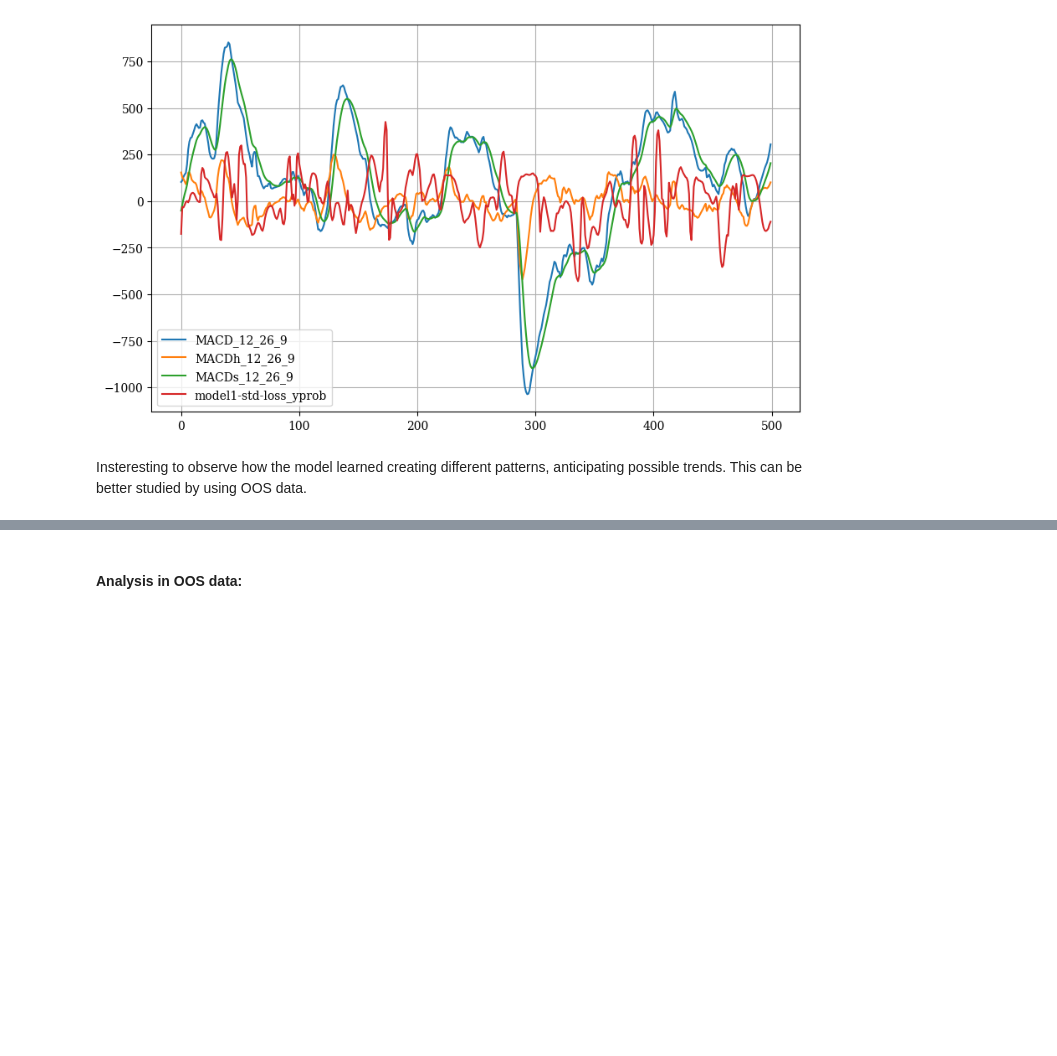
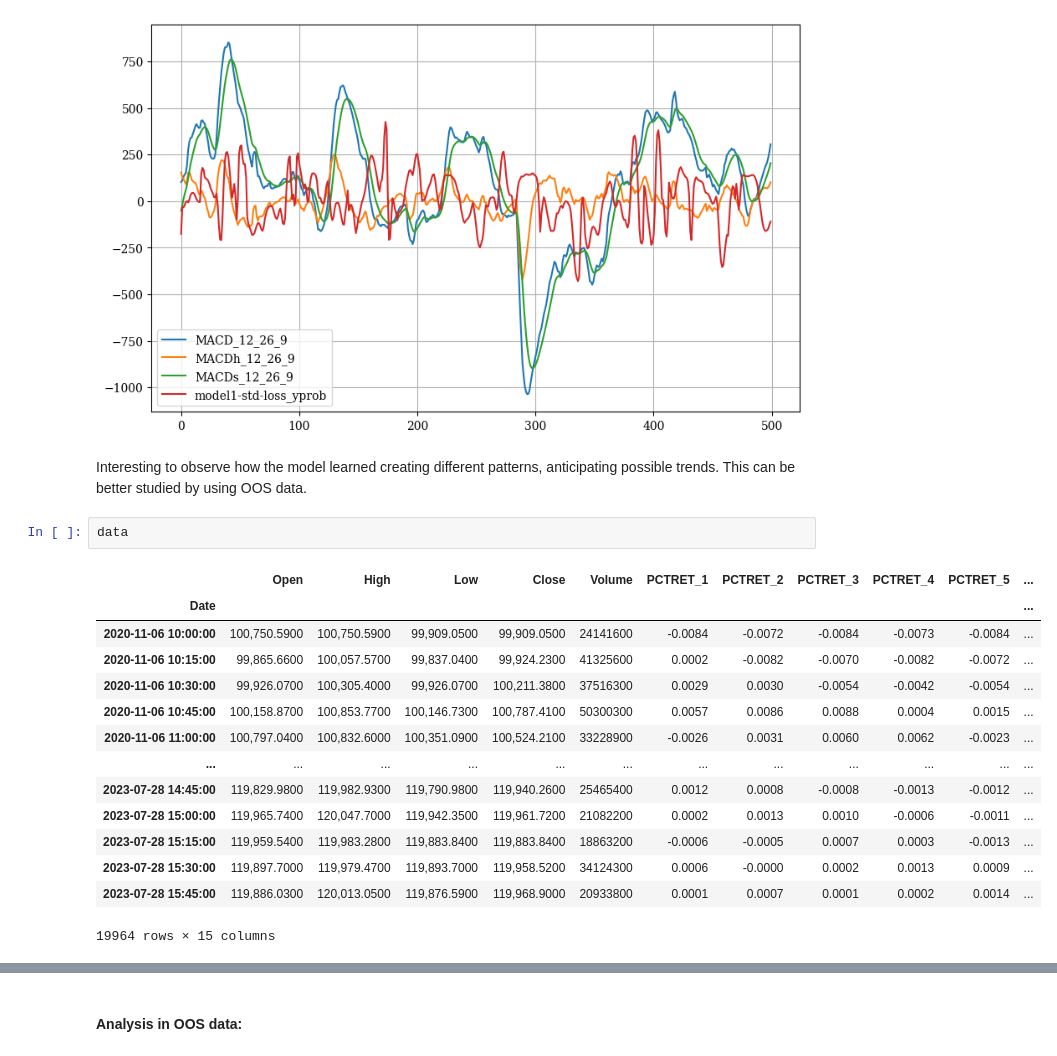
Before and after one commit to filipepapa/deep_learning, a Jupyter notebook: st_trend_predict_m15_oos.ipynb, the cells around one changed output, grey strips where cells are left out. Drawn from its saved outputs; the diff is of its cells as text; blank space fills up the shorter version.

```diff
--- a/st_trend_predict_m15_oos.ipynb
+++ b/st_trend_predict_m15_oos.ipynb
@@ -1084,4 +1089,21 @@ pd.concat([df_t_plain,((df_prob-.5)*1000)],axis=1).plot();
 # %% [output]
 [figure]
 # %% [markdown]
-Insteresting to observe how the model learned creating different patterns, anticipating possible trends. This can be better studied by using OOS data.
+Interesting to observe how the model learned creating different patterns, anticipating possible trends. This can be better studied by using OOS data.
+# %%
+data
+# %% [output]
+|  | Open | High | Low | Close | Volume | PCTRET_1 | PCTRET_2 | PCTRET_3 | PCTRET_4 | PCTRET_5 | ... |
+| Date |  |  |  |  |  |  |  |  |  |  | ... |
+| 2020-11-06 10:00:00 | 100,750.5900 | 100,750.5900 | 99,909.0500 | 99,909.0500 | 24141600 | -0.0084 | -0.0072 | -0.0084 | -0.0073 | -0.0084 | ... |
+| 2020-11-06 10:15:00 | 99,865.6600 | 100,057.5700 | 99,837.0400 | 99,924.2300 | 41325600 | 0.0002 | -0.0082 | -0.0070 | -0.0082 | -0.0072 | ... |
+| 2020-11-06 10:30:00 | 99,926.0700 | 100,305.4000 | 99,926.0700 | 100,211.3800 | 37516300 | 0.0029 | 0.0030 | -0.0054 | -0.0042 | -0.0054 | ... |
+| 2020-11-06 10:45:00 | 100,158.8700 | 100,853.7700 | 100,146.7300 | 100,787.4100 | 50300300 | 0.0057 | 0.0086 | 0.0088 | 0.0004 | 0.0015 | ... |
+| 2020-11-06 11:00:00 | 100,797.0400 | 100,832.6000 | 100,351.0900 | 100,524.2100 | 33228900 | -0.0026 | 0.0031 | 0.0060 | 0.0062 | -0.0023 | ... |
+| ... | ... | ... | ... | ... | ... | ... | ... | ... | ... | ... | ... |
+| 2023-07-28 14:45:00 | 119,829.9800 | 119,982.9300 | 119,790.9800 | 119,940.2600 | 25465400 | 0.0012 | 0.0008 | -0.0008 | -0.0013 | -0.0012 | ... |
+| 2023-07-28 15:00:00 | 119,965.7400 | 120,047.7000 | 119,942.3500 | 119,961.7200 | 21082200 | 0.0002 | 0.0013 | 0.0010 | -0.0006 | -0.0011 | ... |
+| 2023-07-28 15:15:00 | 119,959.5400 | 119,983.2800 | 119,883.8400 | 119,883.8400 | 18863200 | -0.0006 | -0.0005 | 0.0007 | 0.0003 | -0.0013 | ... |
+| 2023-07-28 15:30:00 | 119,897.7000 | 119,979.4700 | 119,893.7000 | 119,958.5200 | 34124300 | 0.0006 | -0.0000 | 0.0002 | 0.0013 | 0.0009 | ... |
+| 2023-07-28 15:45:00 | 119,886.0300 | 120,013.0500 | 119,876.5900 | 119,968.9000 | 20933800 | 0.0001 | 0.0007 | 0.0001 | 0.0002 | 0.0014 | ... |
+19964 rows × 15 columns
```
Also changed, not shown: parts of 3 cells of this notebook.
